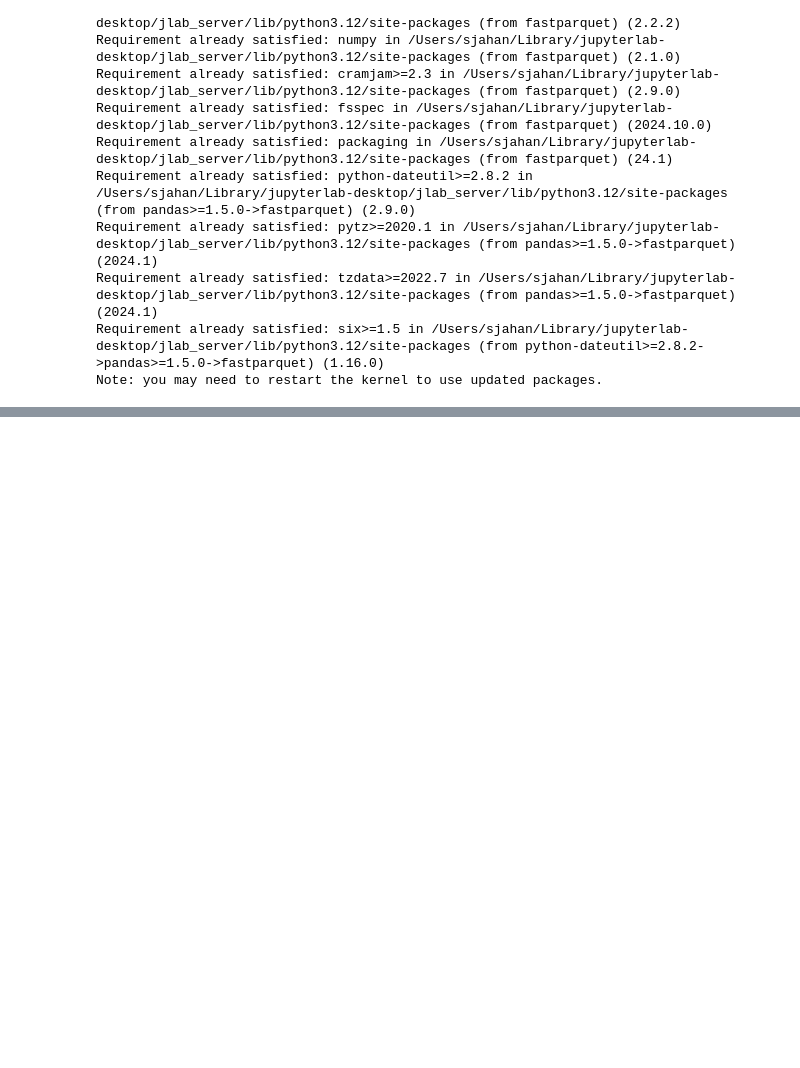
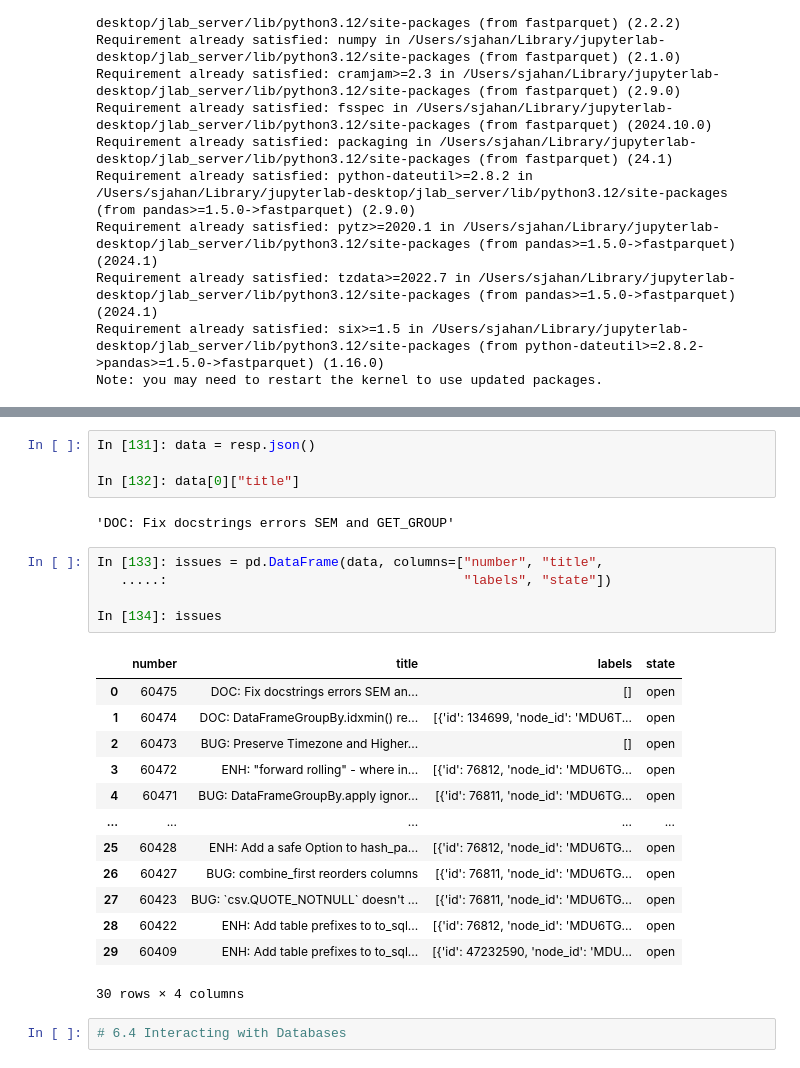
Before and after one commit to Sharmin-Jahan-Codes/DataAnalysisMcKinney-3rd, a Jupyter notebook: Chapter678/Starter.ipynb, the cells around one changed output, grey strips where cells are left out. Cells and saved outputs as stored; diff of their text form; blank space fills up the shorter version.

```diff
--- a/Chapter678/Starter.ipynb
+++ b/Chapter678/Starter.ipynb
@@ -577,0 +683,27 @@ ImportError: Missing optional dependency 'openpyxl'.  Use pip or conda to instal
+# %%
+In [131]: data = resp.json()
+
+In [132]: data[0]["title"]
+# %% [output]
+'DOC: Fix docstrings errors SEM and GET_GROUP'
+# %%
+In [133]: issues = pd.DataFrame(data, columns=["number", "title",
+   .....:                                      "labels", "state"])
+
+In [134]: issues
+# %% [output]
+|  | number | title | labels | state |
+| 0 | 60475 | DOC: Fix docstrings errors SEM an... | [] | open |
+| 1 | 60474 | DOC: DataFrameGroupBy.idxmin() re... | [{'id': 134699, 'node_id': 'MDU6T... | open |
+| 2 | 60473 | BUG: Preserve Timezone and Higher... | [] | open |
+| 3 | 60472 | ENH: "forward rolling" - where in... | [{'id': 76812, 'node_id': 'MDU6TG... | open |
+| 4 | 60471 | BUG: DataFrameGroupBy.apply ignor... | [{'id': 76811, 'node_id': 'MDU6TG... | open |
+| ... | ... | ... | ... | ... |
+| 25 | 60428 | ENH: Add a safe Option to hash_pa... | [{'id': 76812, 'node_id': 'MDU6TG... | open |
+| 26 | 60427 | BUG: combine_first reorders columns | [{'id': 76811, 'node_id': 'MDU6TG... | open |
+| 27 | 60423 | BUG: `csv.QUOTE_NOTNULL` doesn't ... | [{'id': 76811, 'node_id': 'MDU6TG... | open |
+| 28 | 60422 | ENH: Add table prefixes to to_sql... | [{'id': 76812, 'node_id': 'MDU6TG... | open |
+| 29 | 60409 | ENH: Add table prefixes to to_sql... | [{'id': 47232590, 'node_id': 'MDU... | open |
+30 rows × 4 columns
+# %%
+# 6.4 Interacting with Databases
```
Also changed, not shown: parts of 30 cells of this notebook, 3 other files.
